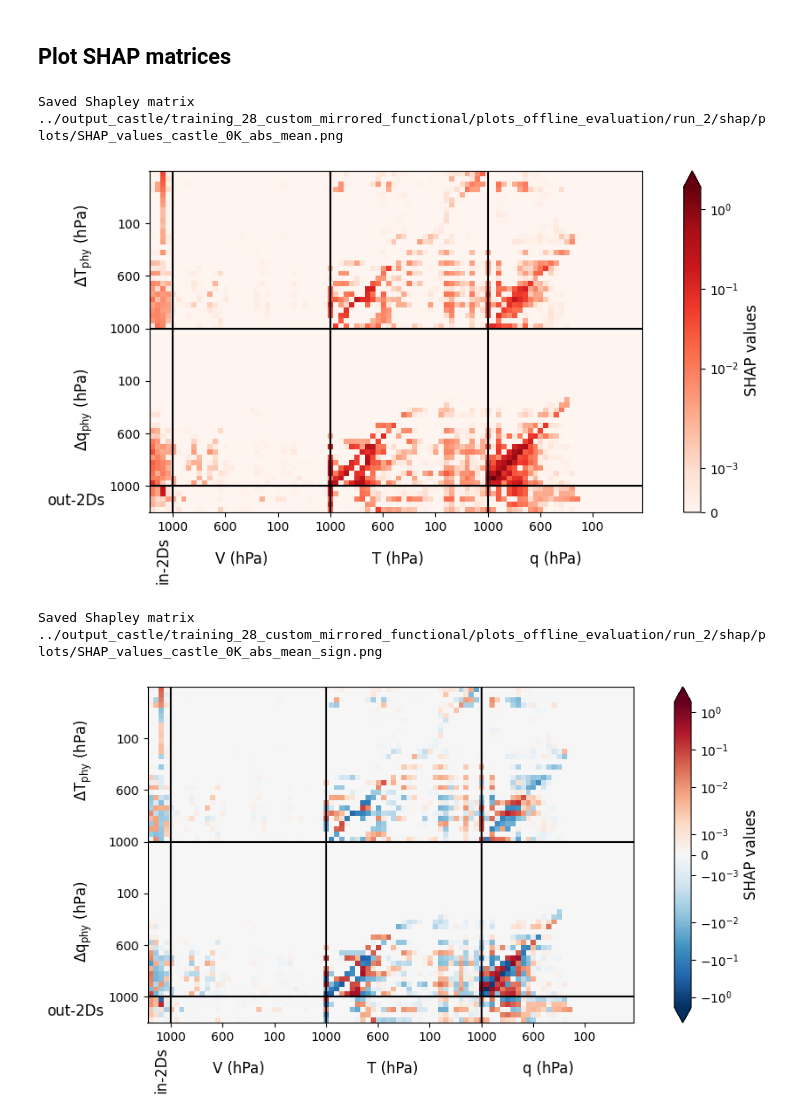
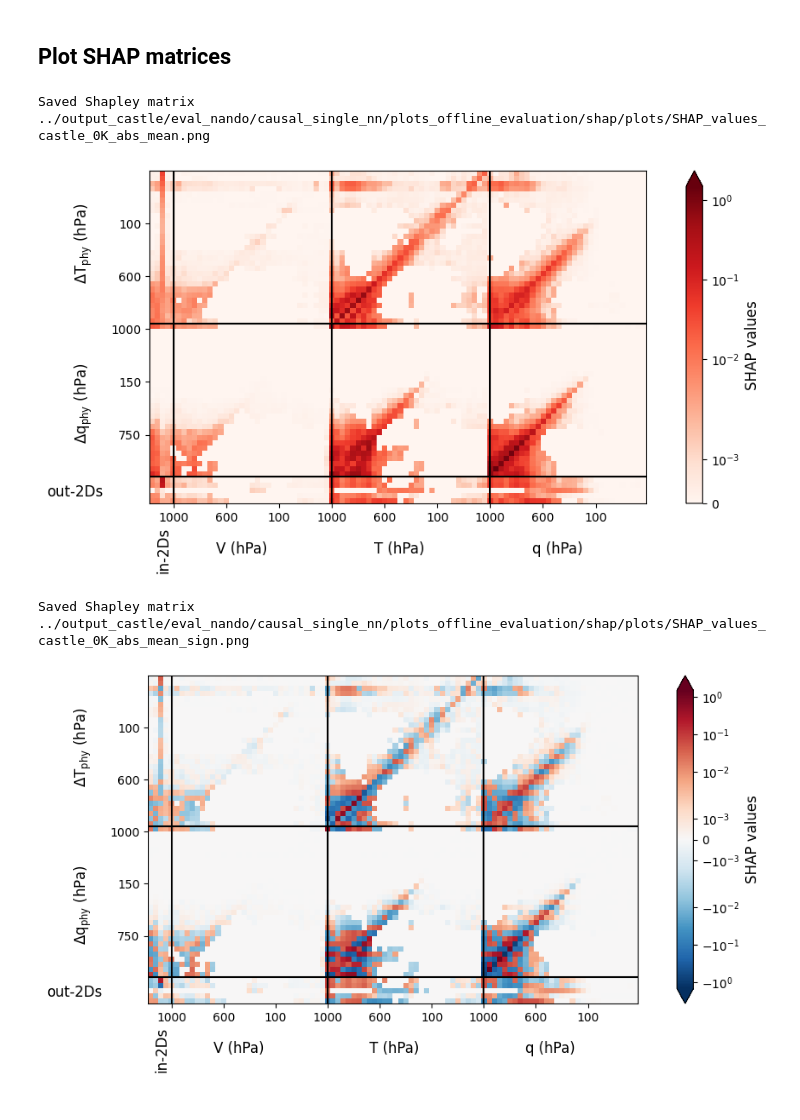
Before and after one commit to EyringMLClimateGroup/kuehbacher24ICMLA_PCMasking, a Jupyter notebook: notebooks_castle_offline_evaluation/castle_offline_evaluation_shapley.ipynb, the cells around one changed output. Saved outputs shown, nothing was run; the diff lists cells and outputs as text; code cells hidden in the pictures.

Commit message:
Update and add CASTLE offline evaluation notebooks

```diff
--- a/notebooks_castle_offline_evaluation/castle_offline_evaluation_shapley.ipynb
+++ b/notebooks_castle_offline_evaluation/castle_offline_evaluation_shapley.ipynb
@@ -47,5 +55,5 @@ outputs_map_file = Path("../output_castle/training_28_custom_mirrored_functional
 # %%
-castle_setup = SetupDiagnostics(argv)
+setup = SetupDiagnostics(argv)
 # %% [markdown]
 ## Load Shapley dictionaries
 # %%
@@ -82,6 +90,9 @@ def generate_output_vars(setup):
                 # There's enough info to build a Variable_Lev_Metadata list
                 # However, it could be better to do a bigger reorganization
                 var_name = f"{spcam_var.name}-{round(level, 2)}"
+                # For CausalSingleNN, there are no networks for variables phq-3.64 and phq-7.59
+                if setup.nn_type == "CausalSingleNN" and (var_name == "phq-3.64" or var_name == "phq-7.59"):
+                    continue
                 output_list.append(Variable_Lev_Metadata.parse_var_name(var_name))
         elif spcam_var.dimensions == 2:
             var_name = spcam_var.name
@@ -115,10 +126,21 @@ def calculate_shap_matrix(setup, shap_dict_per_var, metric):
     metric_key = "shap_values_" + metric
     shap_matrix = np.ma.zeros([len(output_vars), len(input_vars)])
 
+
     for i, var in output_vars.items():
+        if setup.nn_type == "CausalSingleNN" and (str(var) == "phq-3.64" or str(var) == "phq-7.59"):
+            # No causal drivers were found for these variables
+            continue
+
+        var_inputs_idx = {input: idx for idx, input in enumerate(shap_dict_per_var[var]["inputs"])}
         for k in range(num_inputs):
             j = input_inverse_idx[k]
-            shap_matrix[i, k] = shap_dict_per_var[var][metric_key][j]
+            # Check if this input is an input for the current variables
+            try:
+                shap_matrix[i, k] = shap_dict_per_var[var][metric_key][var_inputs_idx[j]]
+            except KeyError:
+                # This means the input was not part of the variables network inputs
+                pass
 
     return shap_matrix, input_inverse_idx2var, output_vars
 # %% [markdown]
@@ -191,20 +213,24 @@ def plot_matrix_shap(clima_case, nn_case, metric, input_dict_inv_remap_var,  dic
 # %% [markdown]
 ## Plot SHAP matrices
 # %%
-output_dir = Path("../output_castle/training_28_custom_mirrored_functional/plots_offline_evaluation/run_2/shap/plots/")
+# output_dir = Path("../output_castle/training_28_custom_mirrored_functional/plots_offline_evaluation/run_2/shap/plots/")
+
+# output_dir = Path("../output_castle/eval_nando/single_nn/plots_offline_evaluation/shap/plots/")
+
+output_dir = Path("../output_castle/eval_nando/causal_single_nn/plots_offline_evaluation/shap/plots/")
 # %%
 metric = "abs_mean"
-shap_matrix_abs_mean, input_inverse_idx2var_abs_mean, output_vars_abs_mean = calculate_shap_matrix(castle_setup, shap_dict_per_var, metric)
+shap_matrix_abs_mean, input_inverse_idx2var_abs_mean, output_vars_abs_mean = calculate_shap_matrix(setup, shap_dict_per_var, metric)
 fig_abs_mean, ax_abs_mean = plot_matrix_shap("0K", "castle", metric, input_inverse_idx2var_abs_mean, output_vars_abs_mean, shap_matrix_abs_mean, save=output_dir)
 fig_abs_mean.show()
 # %% [output]
-Saved Shapley matrix ../output_castle/training_28_custom_mirrored_functional/plots_offline_evaluation/run_2/shap/plots/SHAP_values_castle_0K_abs_mean.png
+Saved Shapley matrix ../output_castle/eval_nando/causal_single_nn/plots_offline_evaluation/shap/plots/SHAP_values_castle_0K_abs_mean.png
-[figure, old version]
+[figure, new version]
 # %%
 metric = "abs_mean_sign"
-shap_matrix_abs_mean_sign, input_inverse_idx2var_abs_mean_sign, output_vars_abs_mean_sign = calculate_shap_matrix(castle_setup, shap_dict_per_var, metric)
+shap_matrix_abs_mean_sign, input_inverse_idx2var_abs_mean_sign, output_vars_abs_mean_sign = calculate_shap_matrix(setup, shap_dict_per_var, metric)
 fig_abs_mean_sign, ax_abs_mean_sign = plot_matrix_shap("0K", "castle", metric, input_inverse_idx2var_abs_mean_sign, output_vars_abs_mean_sign, shap_matrix_abs_mean_sign, save=output_dir)
 fig_abs_mean_sign.show()
 # %% [output]
-Saved Shapley matrix ../output_castle/training_28_custom_mirrored_functional/plots_offline_evaluation/run_2/shap/plots/SHAP_values_castle_0K_abs_mean_sign.png
+Saved Shapley matrix ../output_castle/eval_nando/causal_single_nn/plots_offline_evaluation/shap/plots/SHAP_values_castle_0K_abs_mean_sign.png
-[figure, old version]
+[figure, new version]
```
Also changed, not shown: parts of 2 cells of this notebook, 12 other files.
